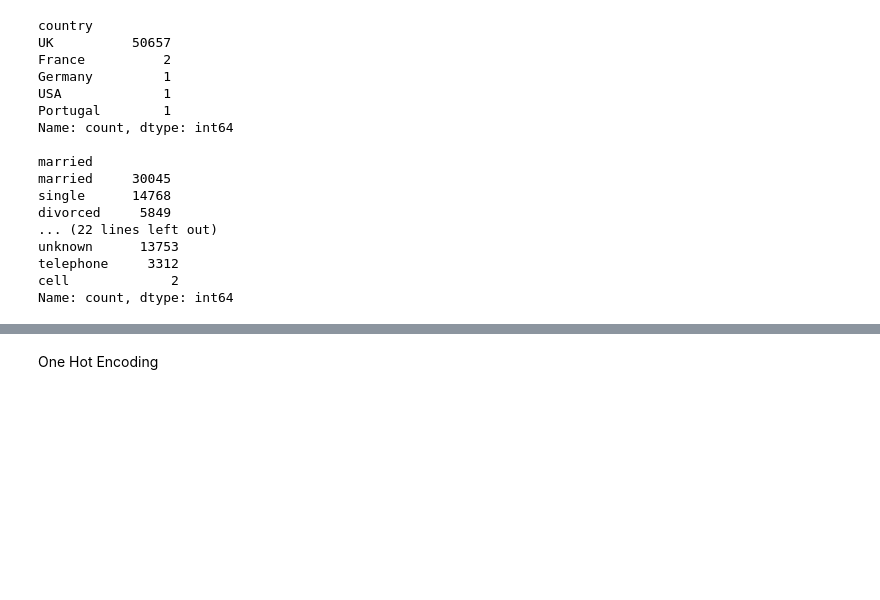
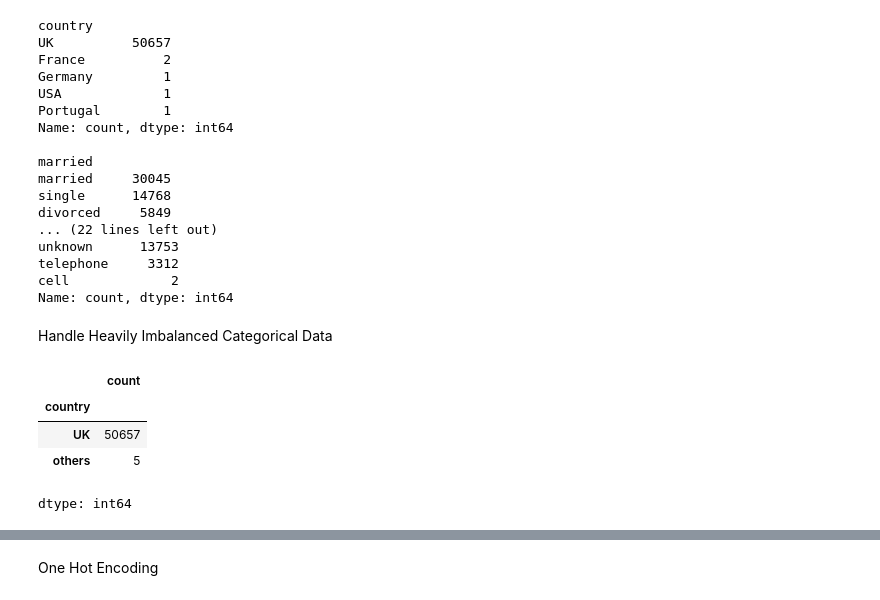
Before and after one commit to pragashraj/ITNPBD6-Customer-Targeting, a Jupyter notebook: ITNPBD6_Customer_Targeting.ipynb, the cells around one changed output, grey strips where cells are left out. Drawn from its saved outputs; the diff is of its cells as text; code cells hidden in the pictures; blank space fills up the shorter version.

Commit message:
Handled error data entry and imbalanced data

```diff
--- a/ITNPBD6_Customer_Targeting.ipynb
+++ b/ITNPBD6_Customer_Targeting.ipynb
@@ -246,0 +242,11 @@ Name: count, dtype: int64
+# %% [markdown]
+Handle Heavily Imbalanced Categorical Data
+# %%
+df['country'] = df['country'].apply(lambda x: x if x == 'UK' else 'others')
+df['country'].value_counts()
+# %% [output]
+|  | count |
+| country |  |
+| UK | 50657 |
+| others | 5 |
+dtype: int64
```
Also changed, not shown: parts of 16 cells of this notebook.
